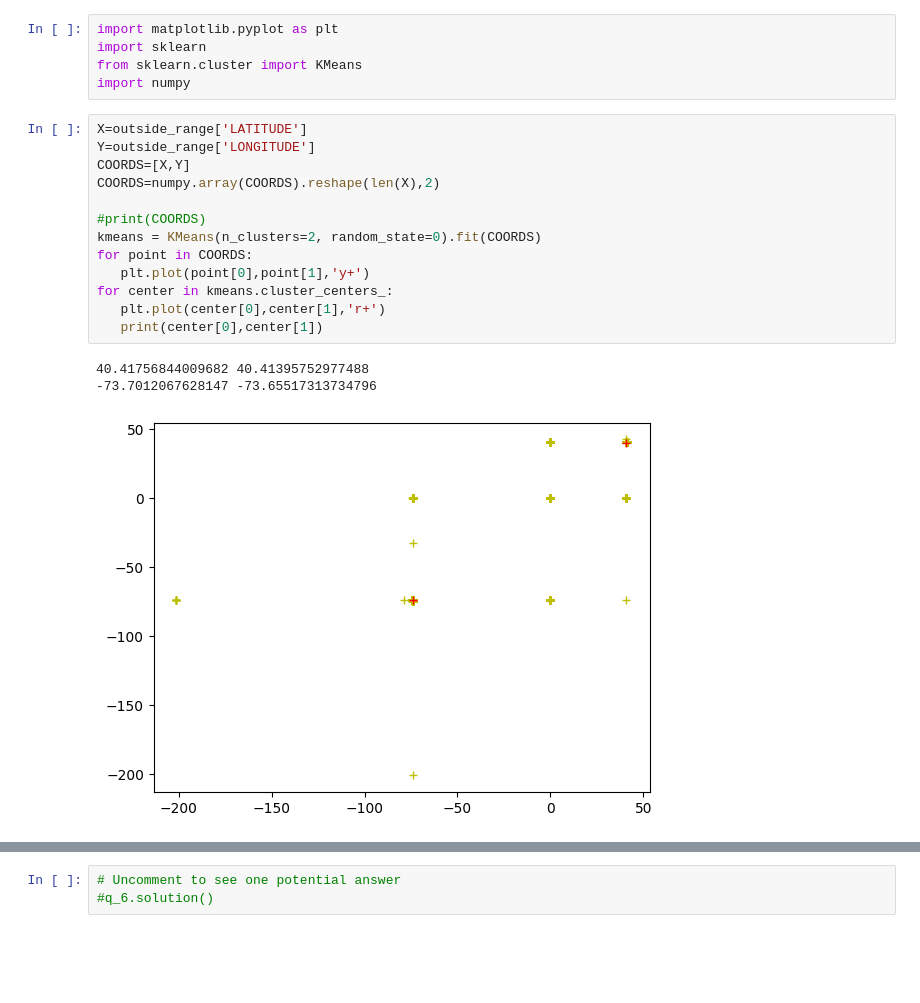
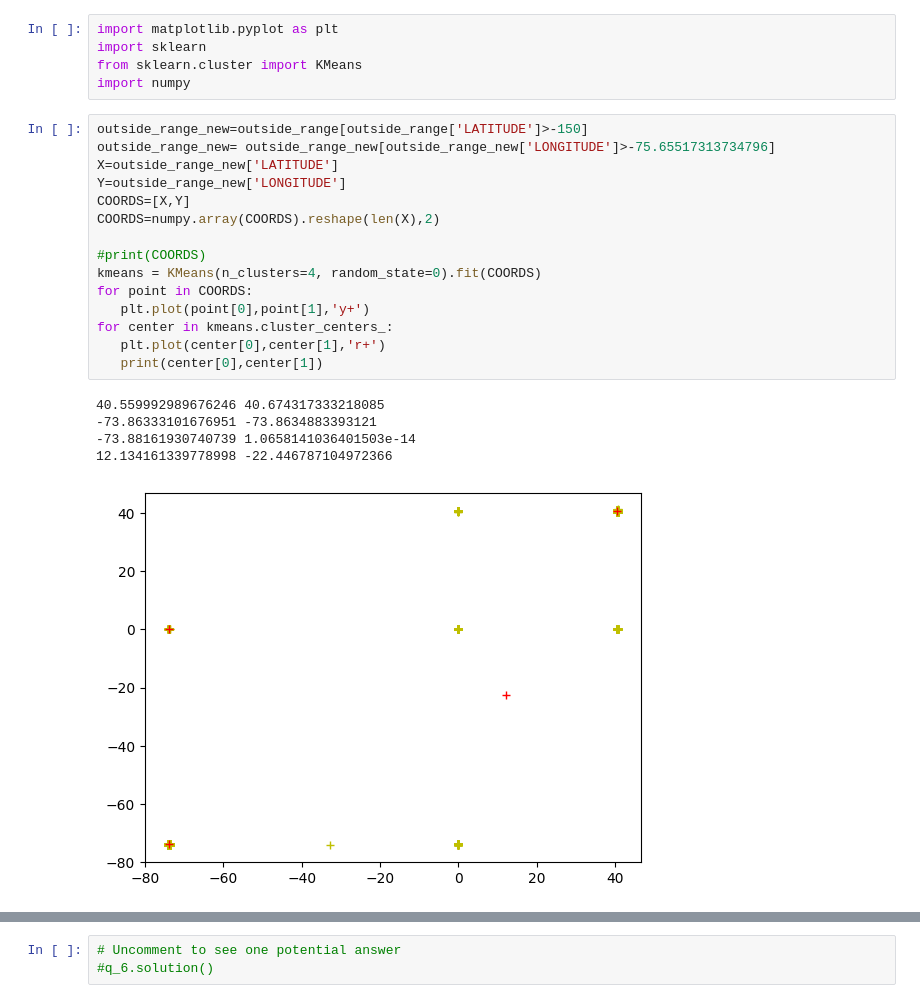
Before and after one commit to dangtrantrung/-Geospatial-Analysis-course, a Jupyter notebook: Exercise_Proximity_Analysis.ipynb, the cells around one changed output, grey strips where cells are left out. Cells and saved outputs as stored; diff of their text form; blank space fills up the shorter version.

```diff
--- a/Exercise_Proximity_Analysis.ipynb
+++ b/Exercise_Proximity_Analysis.ipynb
@@ -386,20 +386,24 @@ import sklearn
 from sklearn.cluster import KMeans
 import numpy
 # %%
-X=outside_range['LATITUDE']
-Y=outside_range['LONGITUDE']
+outside_range_new=outside_range[outside_range['LATITUDE']>-150]
+outside_range_new= outside_range_new[outside_range_new['LONGITUDE']>-75.65517313734796]
+X=outside_range_new['LATITUDE']
+Y=outside_range_new['LONGITUDE']
 COORDS=[X,Y]
 COORDS=numpy.array(COORDS).reshape(len(X),2)
 
 #print(COORDS)
-kmeans = KMeans(n_clusters=2, random_state=0).fit(COORDS)
+kmeans = KMeans(n_clusters=4, random_state=0).fit(COORDS)
 for point in COORDS:
    plt.plot(point[0],point[1],'y+')
 for center in kmeans.cluster_centers_:
    plt.plot(center[0],center[1],'r+')
    print(center[0],center[1])
 # %% [output]
-40.41756844009682 40.41395752977488
--73.7012067628147 -73.65517313734796
+40.559992989676246 40.674317333218085
+-73.86333101676951 -73.8634883393121
+-73.88161930740739 1.0658141036401503e-14
+12.134161339778998 -22.446787104972366
-[figure, old version]
+[figure, new version]
 # %%
```
Also changed, not shown: parts of 2 cells of this notebook.
